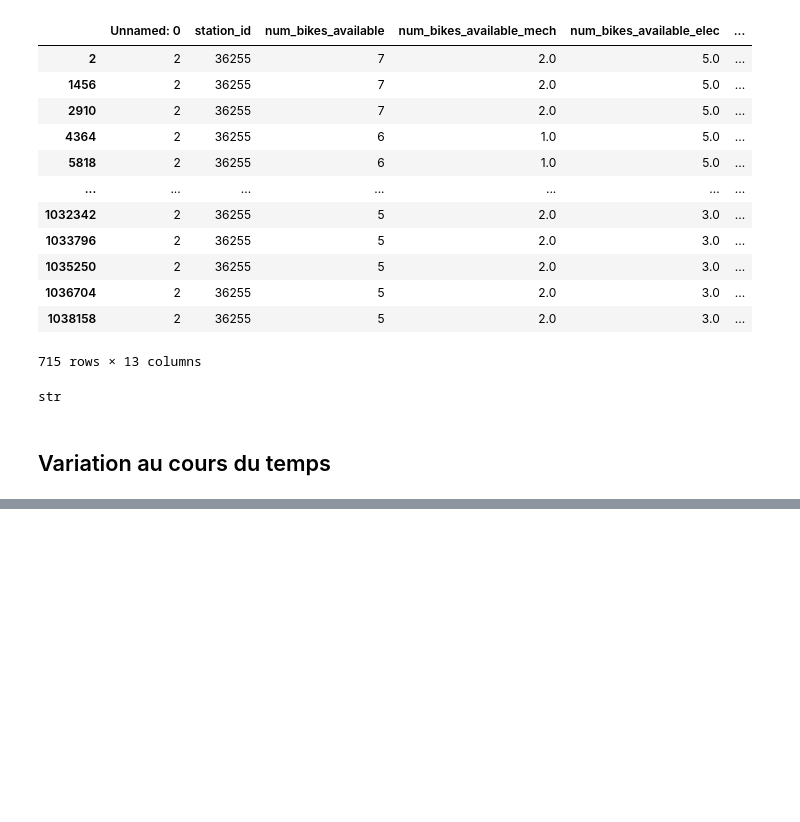
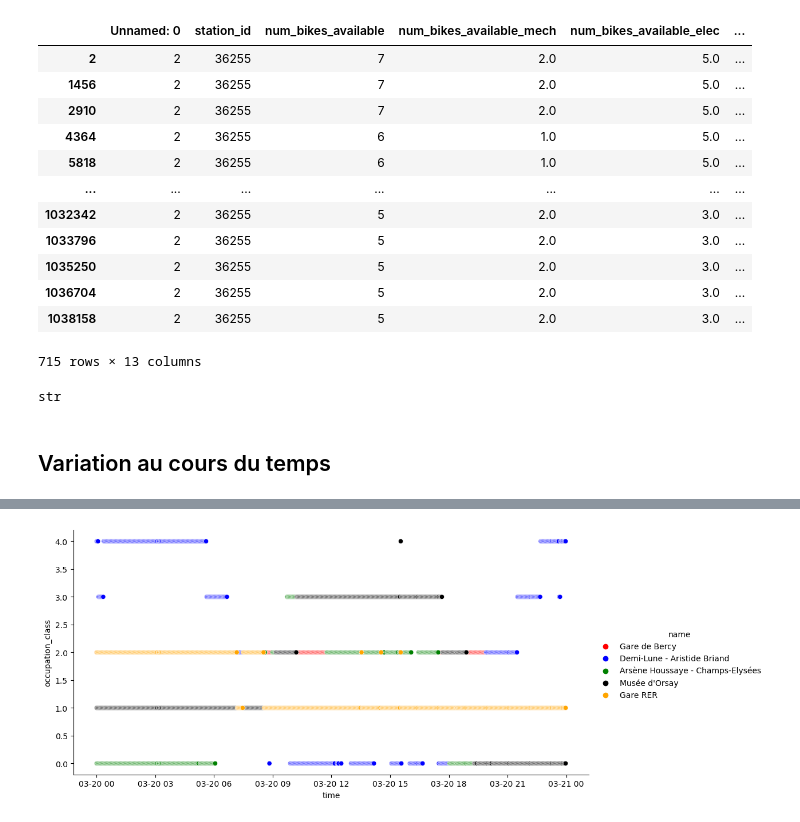
Before and after one commit to JulienGnty/MeteoVelib, a Jupyter notebook: DataAnalysis.ipynb, the cells around one changed output, grey strips where cells are left out. Saved outputs shown, nothing was run; the diff lists cells and outputs as text; code cells hidden in the pictures; blank space fills up the shorter version.

Commit message:
Add Occupation_class in DataAnalysis

```diff
--- a/DataAnalysis.ipynb
+++ b/DataAnalysis.ipynb
@@ -289,0 +257,25 @@ dftest
+# %%
+LIMITS = [5,25,75,95]
+
+conditions = [(df['occupation_prct'] < LIMITS[0])]
+
+for i in range(len(LIMITS)):
+    if i == len(LIMITS)-1:
+        conditions.append((df['occupation_prct'] >= LIMITS[i]))
+    else:
+        conditions.append((df['occupation_prct'] >= LIMITS[i]) & (df['occupation_prct'] < LIMITS[i+1]))
+
+# create a list of the values we want to assign for each condition
+values = [i for i in range(len(LIMITS)+1)]
+
+# create a new column and use np.select to assign values to it using our lists as arguments
+df['occupation_class'] = np.select(conditions, values)
+# %%
+station_red = [1109534105, 13373801574, 82421994, 100863462, 128932790]
+df_red = df[df['station_id'].isin(station_red)]
+sns.relplot(data=df_red, x='time', y='occupation_class', hue='name', height=5, aspect=2,
+            palette=['red','blue','green', 'black', 'orange'])
+
+plt.show()
+# %% [output]
+[figure, added]
```
Also changed, not shown: parts of 18 cells of this notebook.
